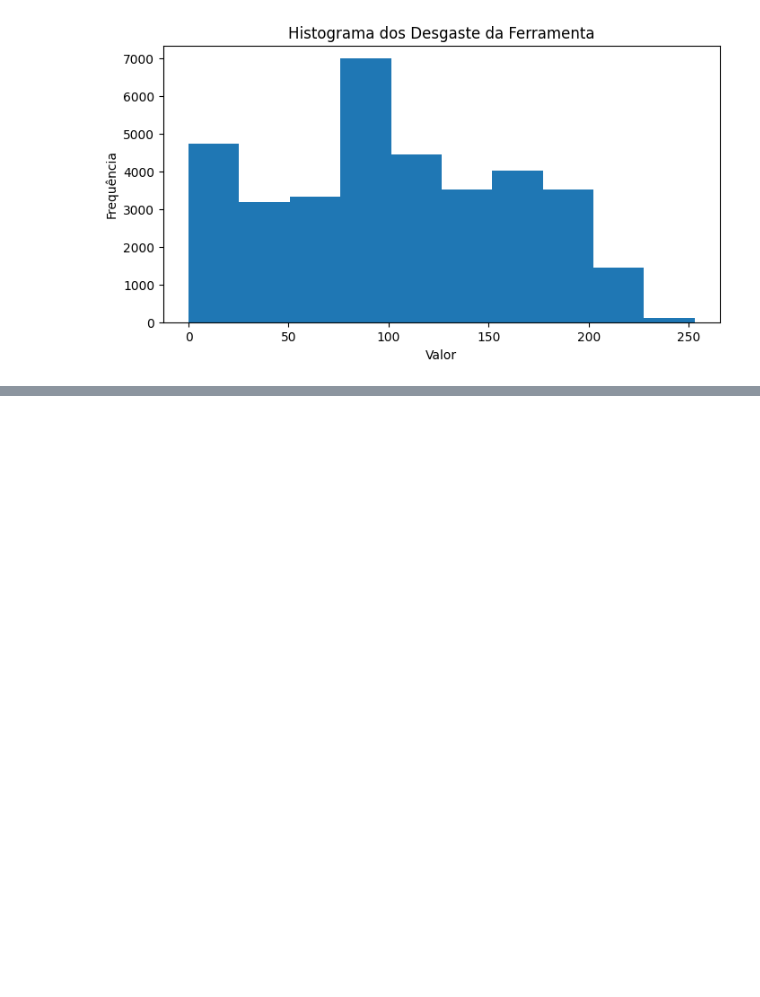
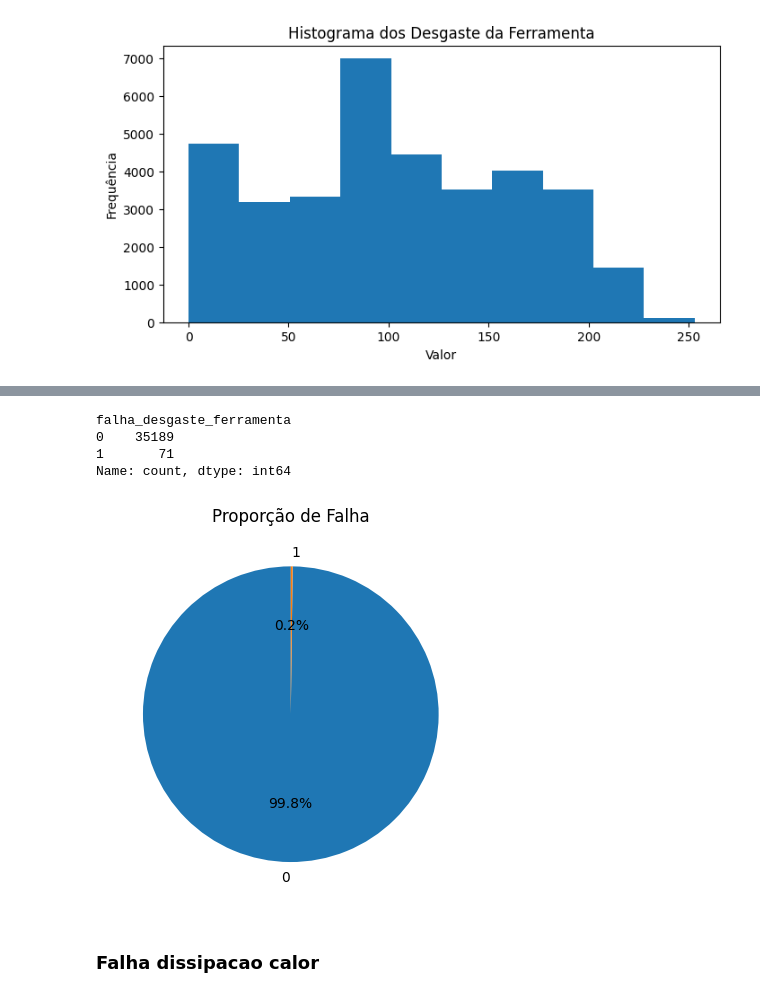
Before and after one commit to devryoshio/fiesc, a Jupyter notebook: Bootcamp Ciência de Dados e Inteligência Artificial.ipynb, the cells around one changed output, grey strips where cells are left out. Drawn from its saved outputs; the diff is of its cells as text; code cells hidden in the pictures; blank space fills up the shorter version.

```diff
--- a/Bootcamp Ciência de Dados e Inteligência Artificial.ipynb
+++ b/Bootcamp Ciência de Dados e Inteligência Artificial.ipynb
@@ -614,0 +691,25 @@ plt.show()
+# %%
+def padronizar_falha(series):
+    s = series.astype(str).str.lower().str.strip()
+    mapa = {
+        "false": 0, "f": 0, "n": 0, "0": 0, "nao": 0, "não": 0, "-": 0,
+        "true": 1, "t": 1, "s": 1, "y": 1, "yes": 1, "1": 1, "sim": 1
+    }
+    return s.map(mapa).fillna(0).astype(int)
+# %%
+df["falha_desgaste_ferramenta"] = padronizar_falha(df["falha_desgaste_ferramenta"])
+df['falha_desgaste_ferramenta'].value_counts()
+# %% [output]
+falha_desgaste_ferramenta
+0    35189
+1       71
+Name: count, dtype: int64
+# %%
+df['falha_desgaste_ferramenta'].value_counts().plot(kind='pie', autopct='%1.1f%%', startangle=90)
+plt.title("Proporção de Falha")
+plt.ylabel("")
+plt.show()
+# %% [output]
+[figure, added]
+# %% [markdown]
+### Falha dissipacao calor
```
Also changed, not shown: parts of 24 cells of this notebook, 2 other files.
